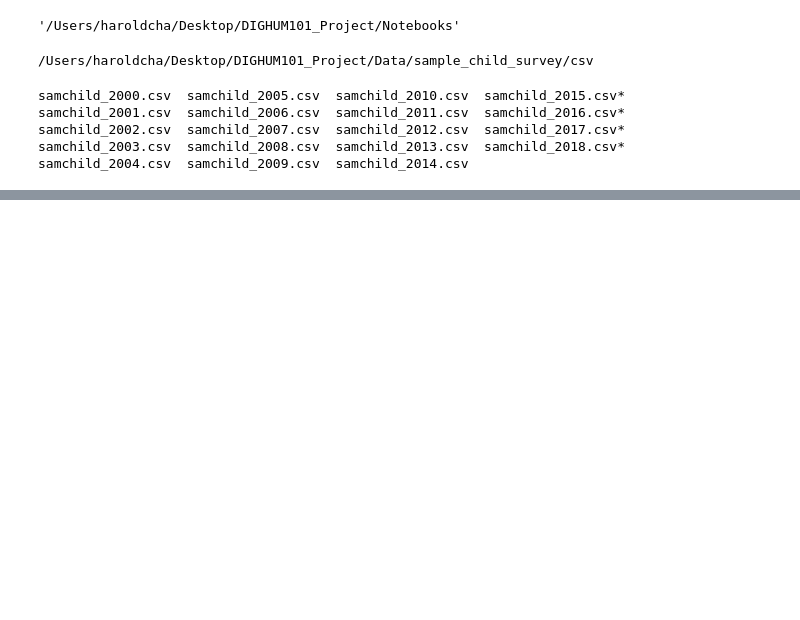
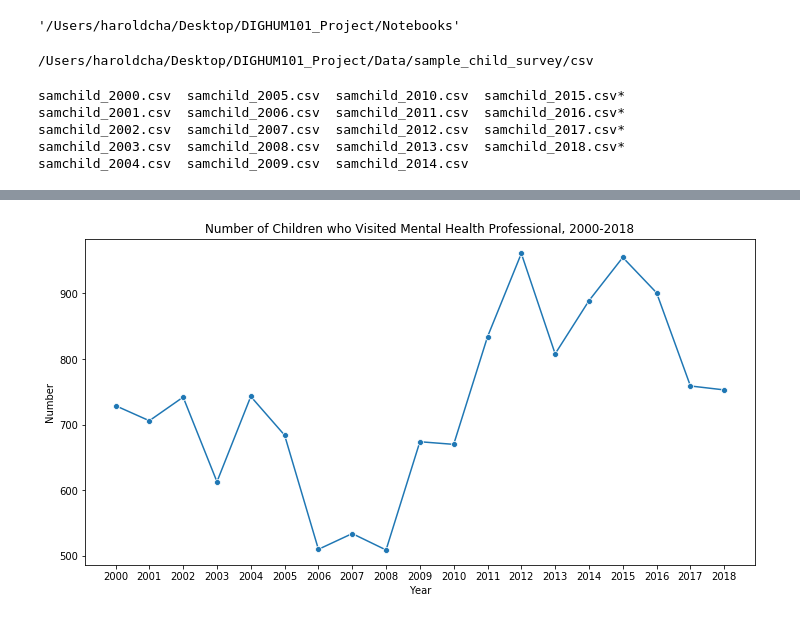
Before and after one commit to haroldcha/DIGHUM101_Project, a Jupyter notebook: Notebooks/Mental Health Care Usage for Adolescents.ipynb, the cells around one changed output, grey strips where cells are left out. Saved outputs shown, nothing was run; the diff lists cells and outputs as text; code cells hidden in the pictures; blank space fills up the shorter version.

Commit message:
Added more to jupyter notebook & edited misplacement of column name in 2006 data

```diff
--- a/Notebooks/Mental Health Care Usage for Adolescents.ipynb
+++ b/Notebooks/Mental Health Care Usage for Adolescents.ipynb
@@ -29,14 +38,3 @@ samchild_2001.csv  samchild_2006.csv  samchild_2011.csv  samchild_2016.csv*
 samchild_2002.csv  samchild_2007.csv  samchild_2012.csv  samchild_2017.csv*
 samchild_2003.csv  samchild_2008.csv  samchild_2013.csv  samchild_2018.csv*
 samchild_2004.csv  samchild_2009.csv  samchild_2014.csv
-# %%
-data_name_2000s = "samchild_200{}.csv" # general format for reading data files from 2000's
-data_name_2010s = "samchild_20{}.csv" # general format for reading data files from 2010's
-
-samchild_2000s = {} # dictionary with year number of 2000s as key and respective dataframe from specified year as value
-samchild_2010s = {} # dictionary with year number of 2010s " " " "
-
-for i in range(0, 10):
-    samchild_2000s["{0}".format(i)] = pd.read_csv(data_name_2000s.format(i))
-for i in range(10, 19):
-    samchild_2010s["{0}".format(i)] = pd.read_csv(data_name_2010s.format(i))
@@ -79,0 +106,8 @@ child_2000
+# %%
+# This cell creates a summary of all the counts per year
+
+data = {"total":sum_of_responses, "CHCSYR1_yes":sum_of_yes, "CHCSYR1_no":sum_of_no}
+
+child_summary = pd.DataFrame(data, index=years).reset_index().rename(columns={"index": "SRVY_YR"})
+
+child_summary
@@ -79,0 +132,9 @@ child_2000
+# %%
+plt.figure(figsize=(12,6))
+sns.lineplot(x="SRVY_YR", y="CHCSYR1_yes", marker = "o", data=child_summary)
+plt.title("Number of Children who Visited Mental Health Professional, 2000-2018")
+plt.xlabel("Year")
+plt.xticks(mental_use_by_year["SRVY_YR"])
+plt.ylabel("Number");
+# %% [output]
+[figure, added]
```
Also changed, not shown: parts of 11 cells of this notebook, 3 other files.
